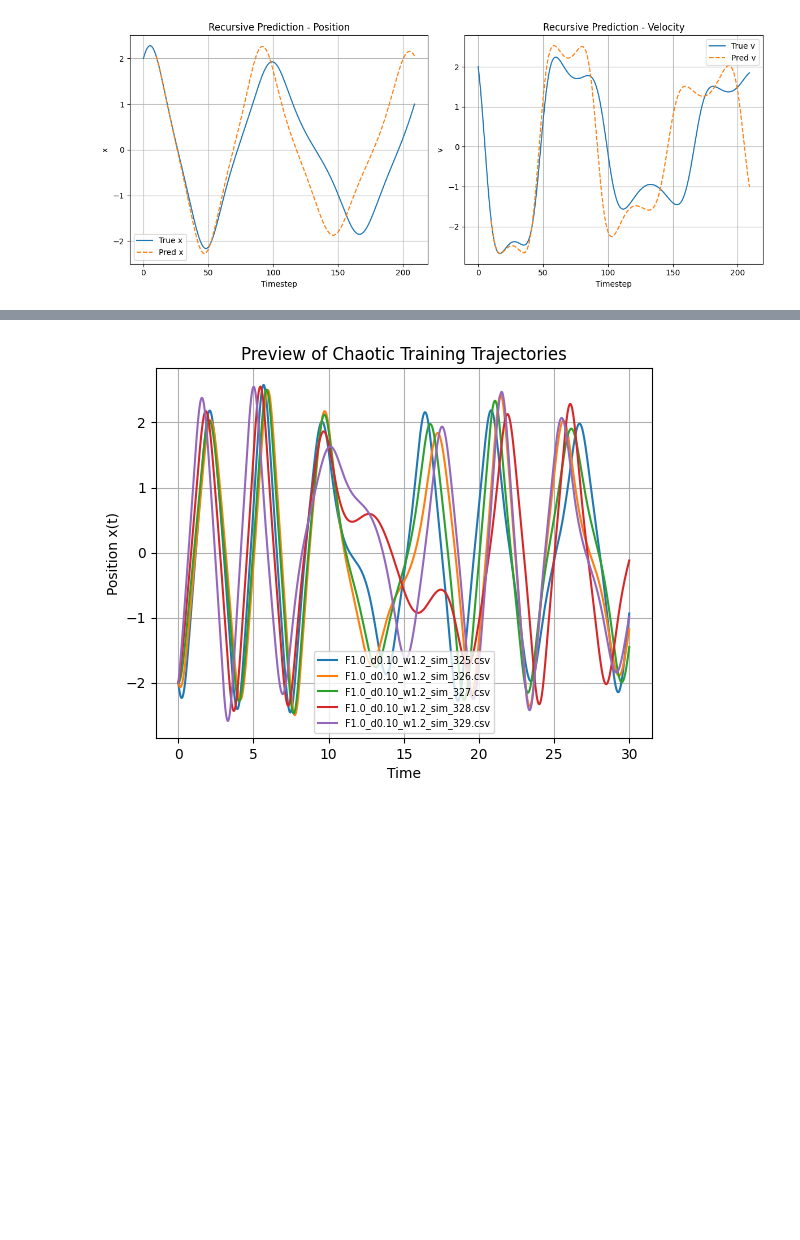
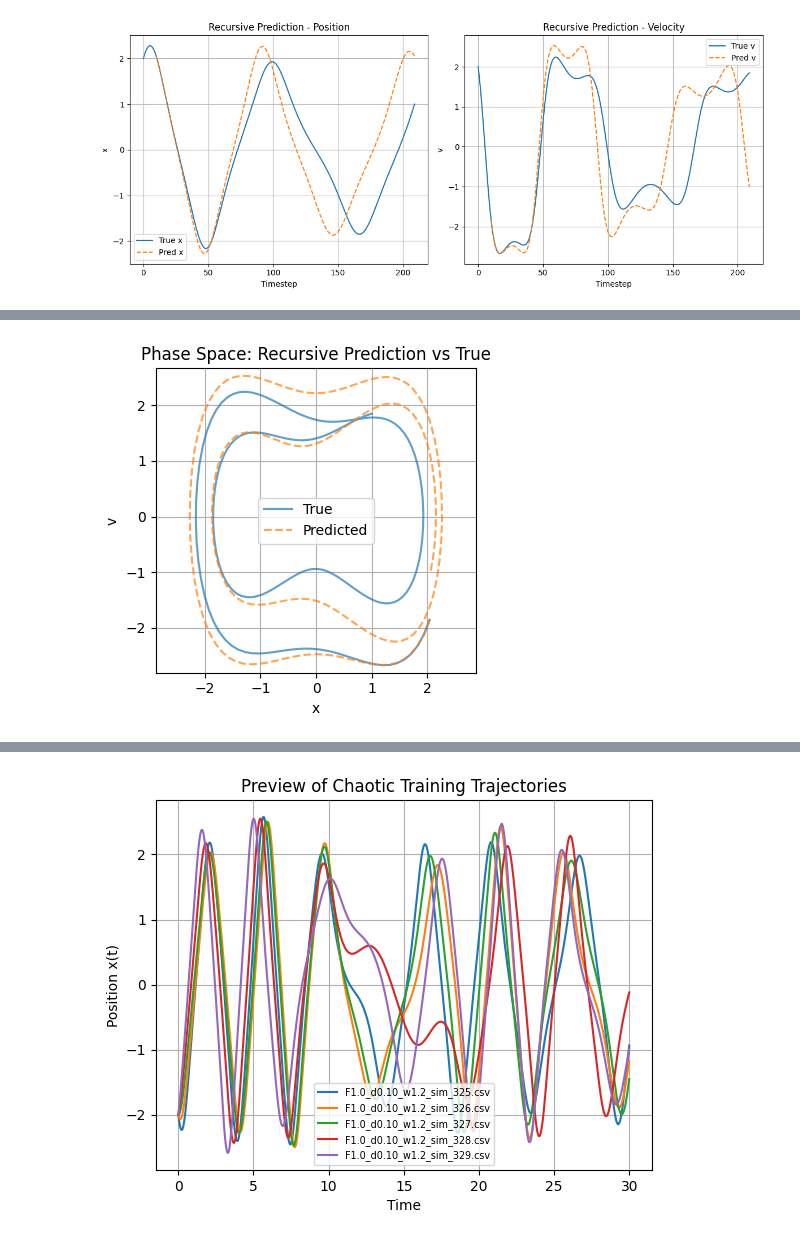
Before and after one commit to Mustafa-Meric-Kasap/duff-net-dynamics, a Jupyter notebook: notebooks/nn_modeling_recursive.ipynb, the cells around one changed output, grey strips where cells are left out. Cells and saved outputs as stored; diff of their text form; code cells hidden in the pictures; blank space fills up the shorter version.

Commit message:
Add some markdowns and recursive prediction phase space

```diff
--- a/notebooks/nn_modeling_recursive.ipynb
+++ b/notebooks/nn_modeling_recursive.ipynb
@@ -191,0 +208,14 @@ plot_recursive_vs_true(series, recursive_pred, offset=window_size)
+# %%
+plt.figure(figsize=(4, 4))
+plt.plot(series[window_size:window_size + 200, 0], series[window_size:window_size + 200, 1], label="True", alpha=0.7)
+plt.plot(recursive_pred[:, 0], recursive_pred[:, 1], label="Predicted", linestyle="--", alpha=0.7)
+plt.xlabel("x")
+plt.ylabel("v")
+plt.title("Phase Space: Recursive Prediction vs True")
+plt.legend()
+plt.grid(True)
+plt.axis("equal")
+plt.tight_layout()
+plt.show()
+# %% [output]
+[figure, added]
```
Also changed, not shown: parts of 5 cells of this notebook.
